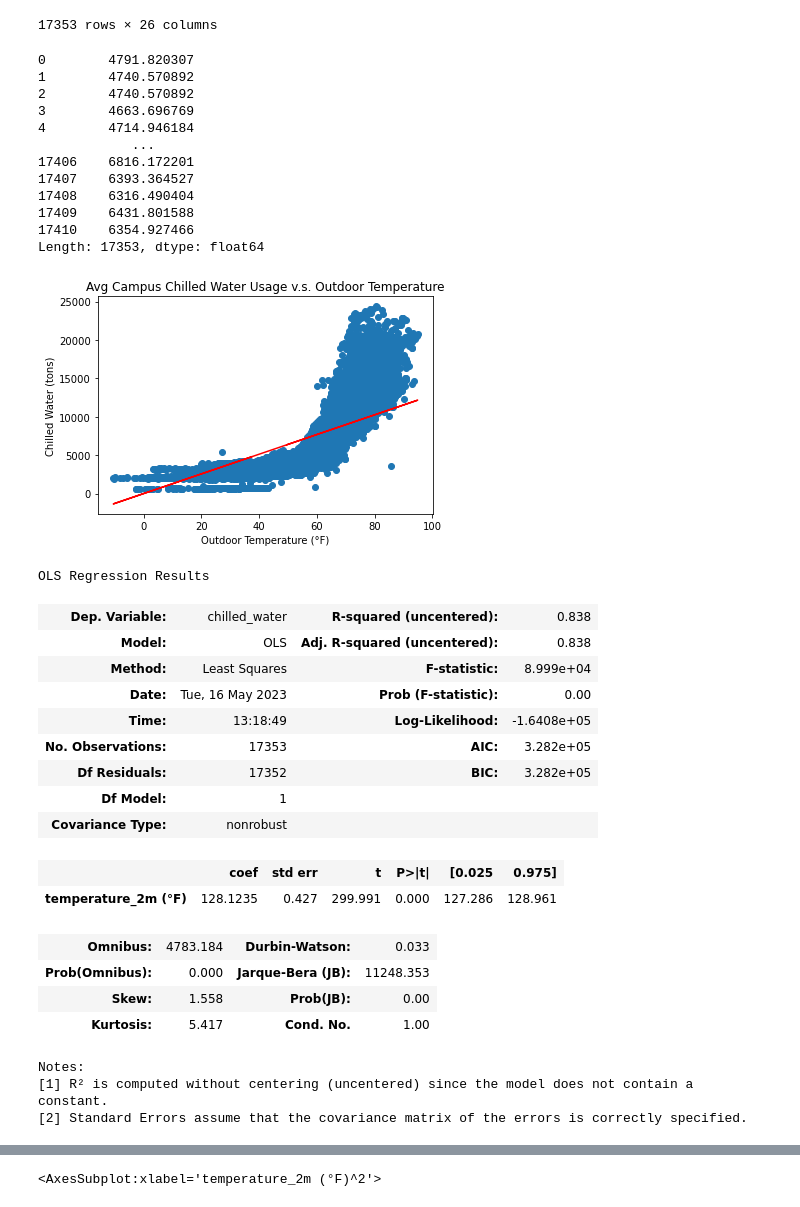
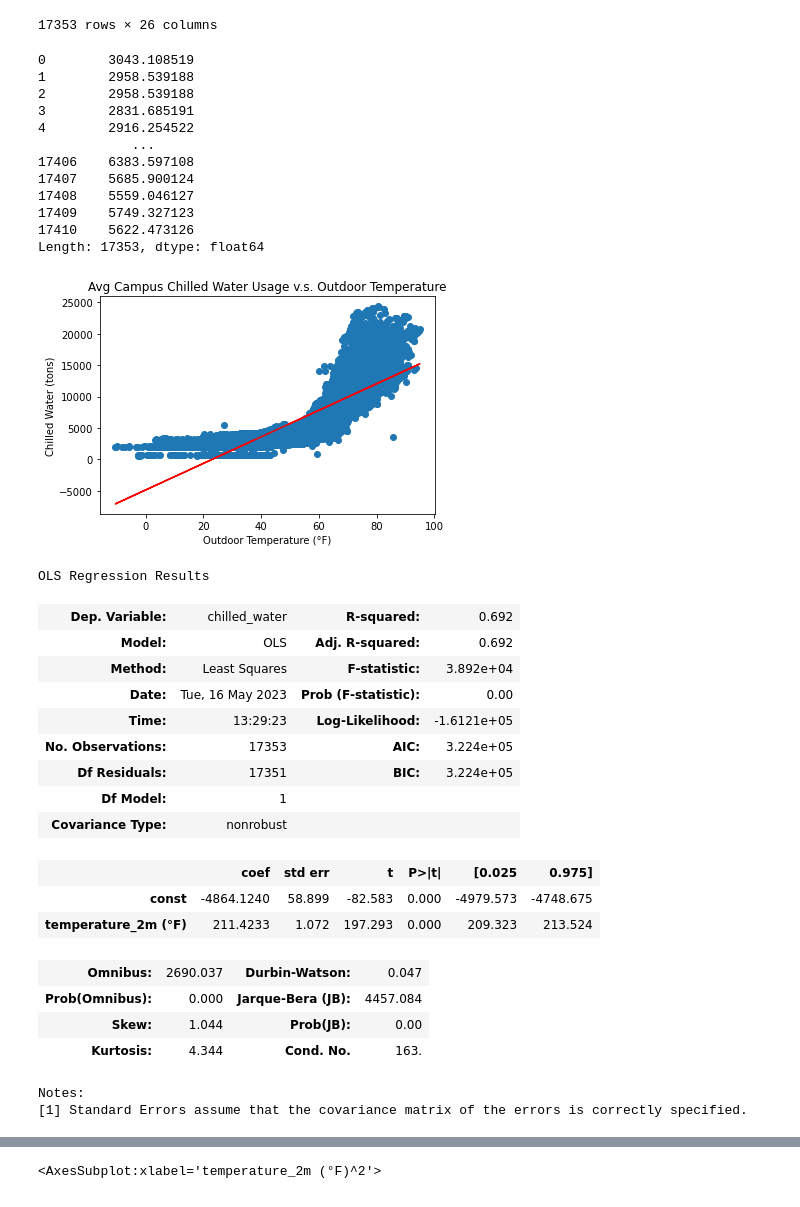
Before and after one commit to thereidfleish/ORIE-3120-Final-Project, a Jupyter notebook: ORIEProject/chilled_water.ipynb, the cells around one changed output, grey strips where cells are left out. Drawn from its saved outputs; the diff is of its cells as text; code cells hidden in the pictures.

```diff
--- a/ORIEProject/chilled_water.ipynb
+++ b/ORIEProject/chilled_water.ipynb
@@ -287,52 +287,52 @@ df
 17353 rows × 26 columns
 # %%
 X = df[["temperature_2m (°F)"]]
-# X = sm.add_constant(X)
+X = sm.add_constant(X)
 model_q1 = sm.OLS(Y, X).fit()
 predictions = model_q1.predict(X)
 print(predictions)
 
 plt.scatter(df["temperature_2m (°F)"], Y)
 plt.plot(df["temperature_2m (°F)"], predictions, c="red")
 plt.title("Avg Campus Chilled Water Usage v.s. Outdoor Temperature")
 plt.xlabel("Outdoor Temperature (°F)")
 plt.ylabel("Chilled Water (tons)")
 plt.show()
 
 model_q1.summary()
 # %% [output]
-0        4791.820307
-1        4740.570892
-2        4740.570892
-3        4663.696769
-4        4714.946184
+0        3043.108519
+1        2958.539188
+2        2958.539188
+3        2831.685191
+4        2916.254522
             ...
-17406    6816.172201
-17407    6393.364527
-17408    6316.490404
-17409    6431.801588
-17410    6354.927466
+17406    6383.597108
+17407    5685.900124
+17408    5559.046127
+17409    5749.327123
+17410    5622.473126
 Length: 17353, dtype: float64
-[figure, old version]
+[figure, new version]
 OLS Regression Results
-| Dep. Variable: | chilled_water | R-squared (uncentered): | 0.838 |
-| Model: | OLS | Adj. R-squared (uncentered): | 0.838 |
-| Method: | Least Squares | F-statistic: | 8.999e+04 |
+| Dep. Variable: | chilled_water | R-squared: | 0.692 |
+| Model: | OLS | Adj. R-squared: | 0.692 |
+| Method: | Least Squares | F-statistic: | 3.892e+04 |
 | Date: | Tue, 16 May 2023 | Prob (F-statistic): | 0.00 |
-| Time: | 13:18:49 | Log-Likelihood: | -1.6408e+05 |
-| No. Observations: | 17353 | AIC: | 3.282e+05 |
-| Df Residuals: | 17352 | BIC: | 3.282e+05 |
+| Time: | 13:29:23 | Log-Likelihood: | -1.6121e+05 |
+| No. Observations: | 17353 | AIC: | 3.224e+05 |
+| Df Residuals: | 17351 | BIC: | 3.224e+05 |
 | Df Model: | 1 |  |  |
 | Covariance Type: | nonrobust |  |  |
 |  | coef | std err | t | P>|t| | [0.025 | 0.975] |
-| temperature_2m (°F) | 128.1235 | 0.427 | 299.991 | 0.000 | 127.286 | 128.961 |
+| const | -4864.1240 | 58.899 | -82.583 | 0.000 | -4979.573 | -4748.675 |
+| temperature_2m (°F) | 211.4233 | 1.072 | 197.293 | 0.000 | 209.323 | 213.524 |
-| Omnibus: | 4783.184 | Durbin-Watson: | 0.033 |
-| Prob(Omnibus): | 0.000 | Jarque-Bera (JB): | 11248.353 |
-| Skew: | 1.558 | Prob(JB): | 0.00 |
-| Kurtosis: | 5.417 | Cond. No. | 1.00 |
+| Omnibus: | 2690.037 | Durbin-Watson: | 0.047 |
+| Prob(Omnibus): | 0.000 | Jarque-Bera (JB): | 4457.084 |
+| Skew: | 1.044 | Prob(JB): | 0.00 |
+| Kurtosis: | 4.344 | Cond. No. | 163. |
 Notes:
-[1] R² is computed without centering (uncentered) since the model does not contain a constant.
-[2] Standard Errors assume that the covariance matrix of the errors is correctly specified.
+[1] Standard Errors assume that the covariance matrix of the errors is correctly specified.
 # %%
 X = df[["temperature_2m (°F)^2"]]
 X = sm.add_constant(X)
```
Also changed, not shown: parts of 2 cells of this notebook.
